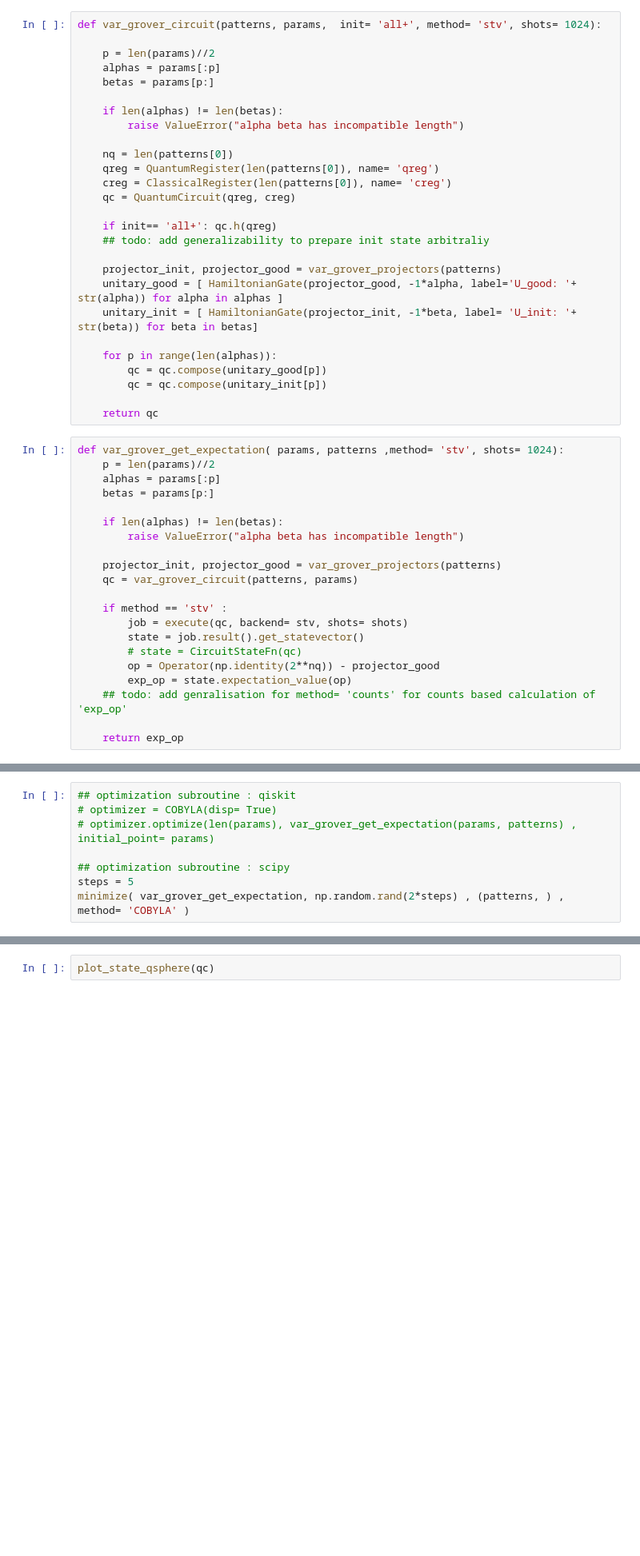
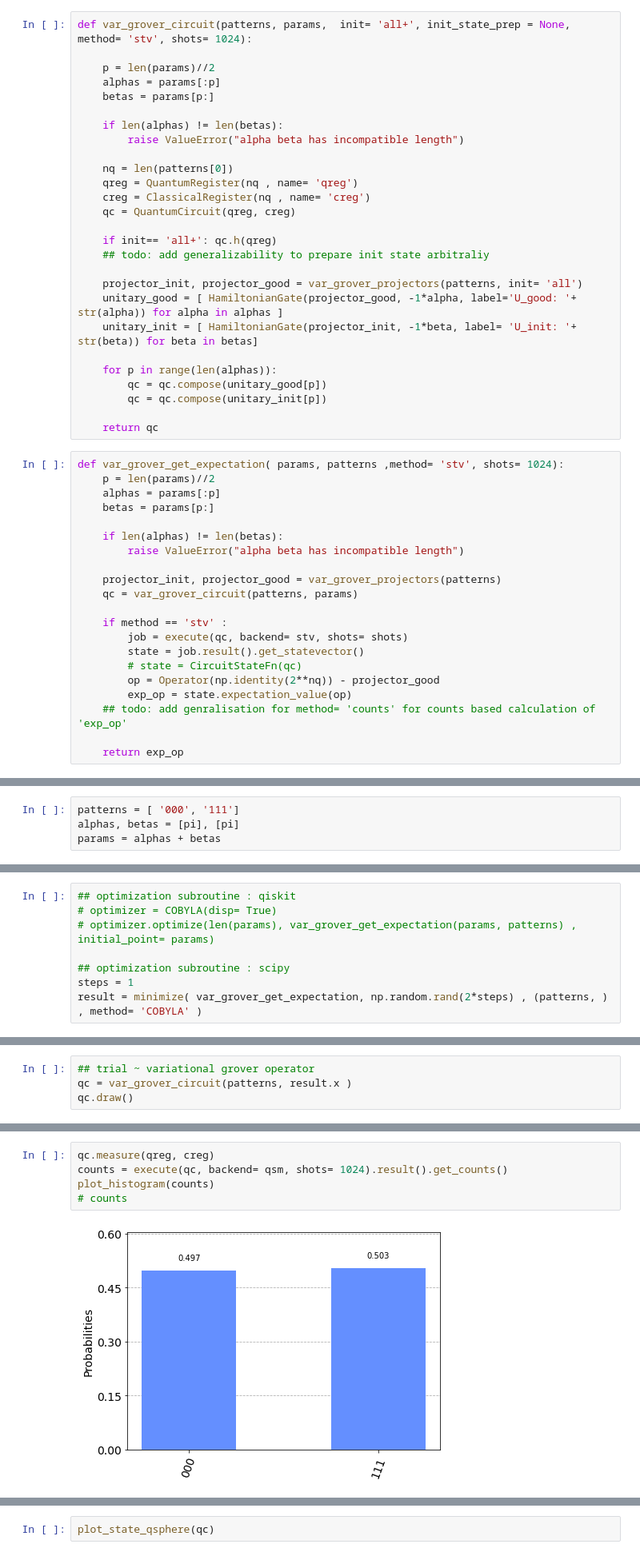
Before and after one commit to speQtrum/QulabsWorkspace-Rajarshi, a Jupyter notebook: VariationalGroverSearch.ipynb, the cells around one changed output, grey strips where cells are left out. Shown: that part at 80% size. Saved outputs shown, nothing was run; the diff lists cells and outputs as text; blank space fills up the shorter version.

```diff
--- a/VariationalGroverSearch.ipynb
+++ b/VariationalGroverSearch.ipynb
@@ -147,7 +148,7 @@ def var_grover_projectors(patterns, init = 'all+'):
 
     return projector_init, projector_good
 # %%
-def var_grover_circuit(patterns, params,  init= 'all+', method= 'stv', shots= 1024):
+def var_grover_circuit(patterns, params,  init= 'all+', init_state_prep = None, method= 'stv', shots= 1024):
 
     p = len(params)//2
     alphas = params[:p]
@@ -157,14 +158,14 @@ def var_grover_circuit(patterns, params,  init= 'all+', method= 'stv', shots= 10
         raise ValueError("alpha beta has incompatible length")
 
     nq = len(patterns[0])
-    qreg = QuantumRegister(len(patterns[0]), name= 'qreg')
-    creg = ClassicalRegister(len(patterns[0]), name= 'creg')
+    qreg = QuantumRegister(nq , name= 'qreg')
+    creg = ClassicalRegister(nq , name= 'creg')
     qc = QuantumCircuit(qreg, creg)
 
     if init== 'all+': qc.h(qreg)
     ## todo: add generalizability to prepare init state arbitraliy
 
-    projector_init, projector_good = var_grover_projectors(patterns)
+    projector_init, projector_good = var_grover_projectors(patterns, init= 'all')
     unitary_good = [ HamiltonianGate(projector_good, -1*alpha, label='U_good: '+ str(alpha)) for alpha in alphas ]
     unitary_init = [ HamiltonianGate(projector_init, -1*beta, label= 'U_init: '+ str(beta)) for beta in betas]
 
@@ -198,0 +198,4 @@ from scipy.optimize import minimize
+# %%
+patterns = [ '000', '111']
+alphas, betas = [pi], [pi]
+params = alphas + betas
@@ -202,5 +209,5 @@ from scipy.optimize import minimize
 # optimizer.optimize(len(params), var_grover_get_expectation(params, patterns) , initial_point= params)
 
 ## optimization subroutine : scipy
-steps = 5
-minimize( var_grover_get_expectation, np.random.rand(2*steps) , (patterns, ) , method= 'COBYLA' )
+steps = 1
+result = minimize( var_grover_get_expectation, np.random.rand(2*steps) , (patterns, ) , method= 'COBYLA' )
@@ -215,0 +214,4 @@ minimize( var_grover_get_expectation, np.random.rand(2*steps) , (patterns, ) , m
+# %%
+## trial ~ variational grover operator
+qc = var_grover_circuit(patterns, result.x )
+qc.draw()
@@ -216,3 +227,10 @@ minimize( var_grover_get_expectation, np.random.rand(2*steps) , (patterns, ) , m
+# %%
+qc.measure(qreg, creg)
+counts = execute(qc, backend= qsm, shots= 1024).result().get_counts()
+plot_histogram(counts)
+# counts
+# %% [output]
+[figure, added]
 # %%
 # patterns = [ '000', '111']
 # # states_good = []
```
Also changed, not shown: parts of 6 cells of this notebook.
